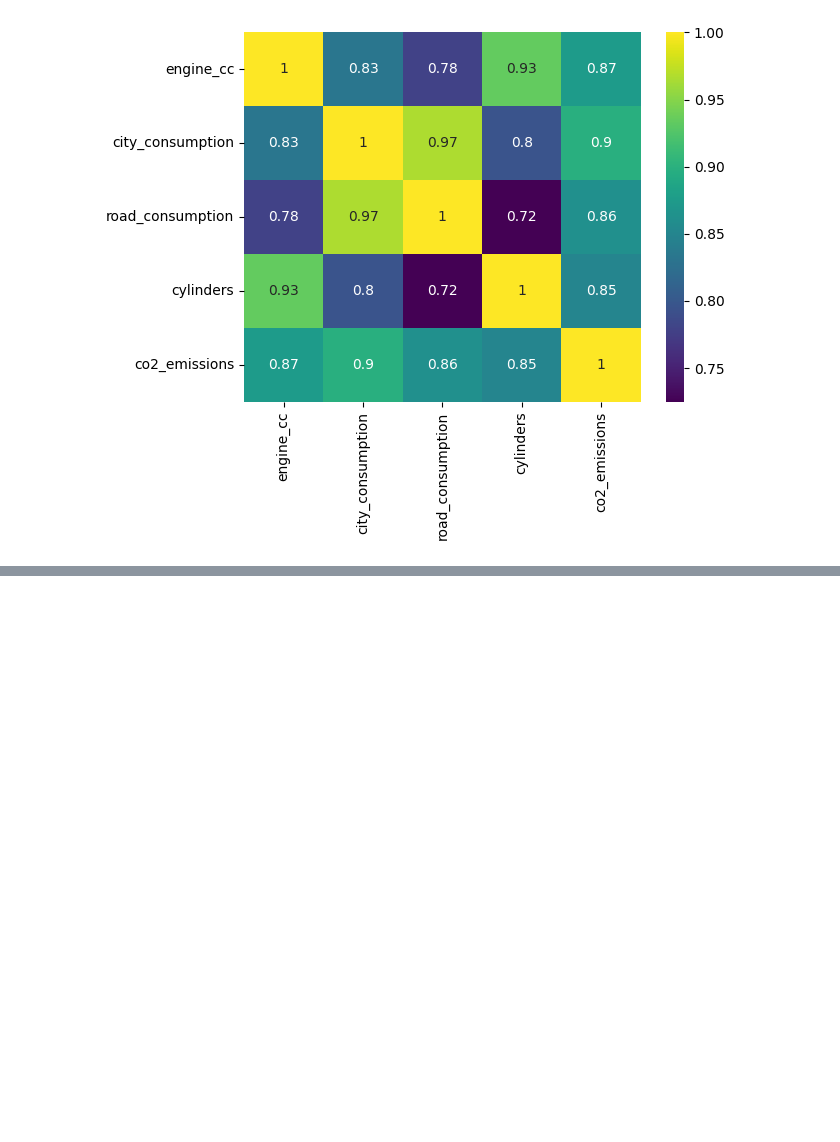
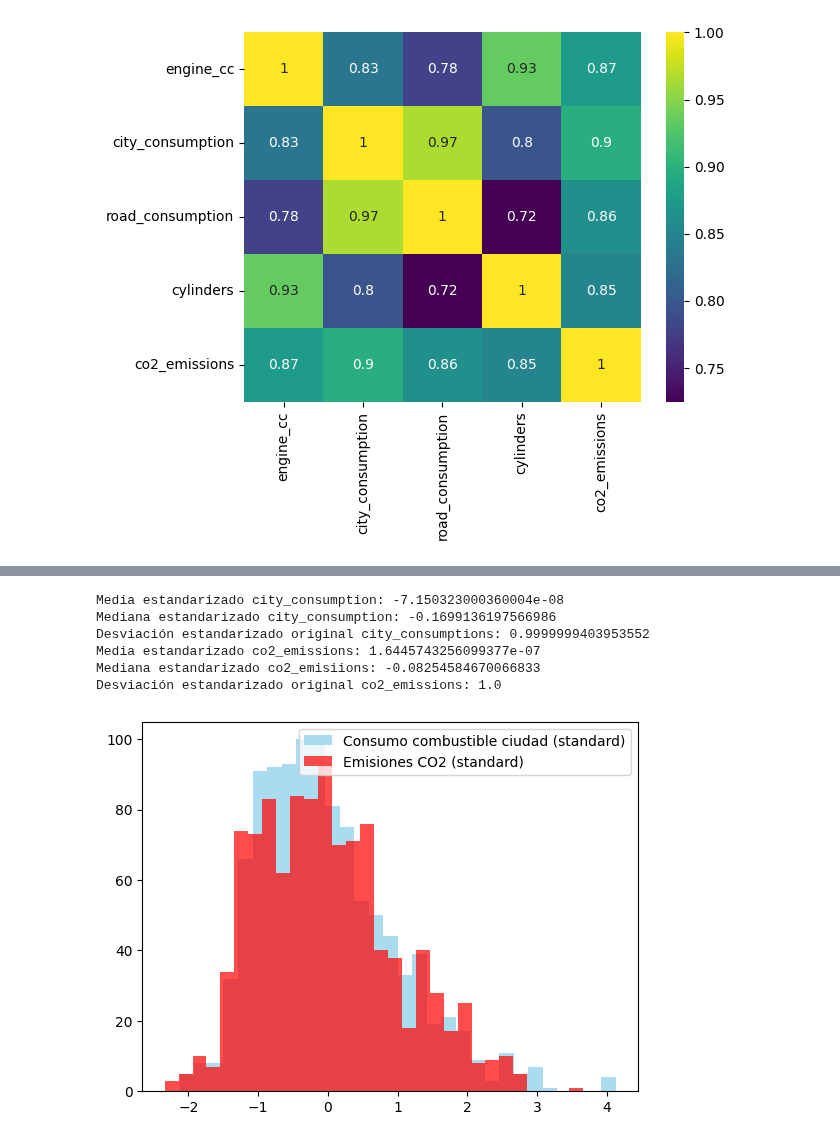
Before and after one commit to CaroliCosas/Bootcamp_Data_Science, a Jupyter notebook: mod2-estudio-matematicas-y-estadistica-main/01.Estudio Ejercicios/05.numpy_estadisticas.ipynb, the cells around one changed output, grey strips where cells are left out. Drawn from its saved outputs; the diff is of its cells as text; code cells hidden in the pictures; blank space fills up the shorter version.

```diff
--- a/mod2-estudio-matematicas-y-estadistica-main/01.Estudio Ejercicios/05.numpy_estadisticas.ipynb
+++ b/mod2-estudio-matematicas-y-estadistica-main/01.Estudio Ejercicios/05.numpy_estadisticas.ipynb
@@ -563,0 +616,42 @@ sns.heatmap(matriz, annot=True, cmap='viridis', xticklabels=column_names, ytickl
+# %%
+# estandarizar y volver a pintar el histograma
+mean_city_consumption = np.mean(city_consumption_standard)
+mean_co2_emissions = np.mean(co2_emissions_standard)
+
+median_city_consumption = np.median(city_consumption_standard)
+median_co2_emissions = np.median(co2_emissions_standard)
+
+std_city_consumption = np.std(city_consumption_standard)
+std_co2_emissions = np.std(co2_emissions_standard)
+
+
+
+print(f"Media estandarizado city_consumption: {mean_city_consumption}")
+print(f"Mediana estandarizado city_consumption: {median_city_consumption}")
+print(f"Desviación estandarizado original city_consumptions: {std_city_consumption}")
+
+print(f"Media estandarizado co2_emissions: {mean_co2_emissions}")
+print(f"Mediana estandarizado co2_emisiions: {median_co2_emissions}")
+print(f"Desviación estandarizado original co2_emissions: {std_co2_emissions}")
+
+
+#print(f"Moda: {stats.mode(sample)[0]}")
+
+#print(f"std: {np.std(sample)}")
+#plt.hist(city_consumption, bins=30, color="skyblue", alpha=0.7, label="Consumo combustible ciudad (original)")
+#plt.hist(co2_emissions, bins=30, color="red",  alpha=0.7, label="Emisiones CO2 (original)")
+#plt.legend();
+# %% [output]
+Media estandarizado city_consumption: -7.150323000360004e-08
+Mediana estandarizado city_consumption: -0.1699136197566986
+Desviación estandarizado original city_consumptions: 0.9999999403953552
+Media estandarizado co2_emissions: 1.6445743256099377e-07
+Mediana estandarizado co2_emisiions: -0.08254584670066833
+Desviación estandarizado original co2_emissions: 1.0
+# %%
+
+plt.hist(city_consumption_standard, bins=30, color="skyblue", alpha=0.7, label="Consumo combustible ciudad (standard)");
+plt.hist(co2_emissions_standard, bins=30, color="red", alpha=0.7, label="Emisiones CO2 (standard)")
+plt.legend();
+# %% [output]
+[figure, added]
```
Also changed, not shown: parts of 7 cells of this notebook.
